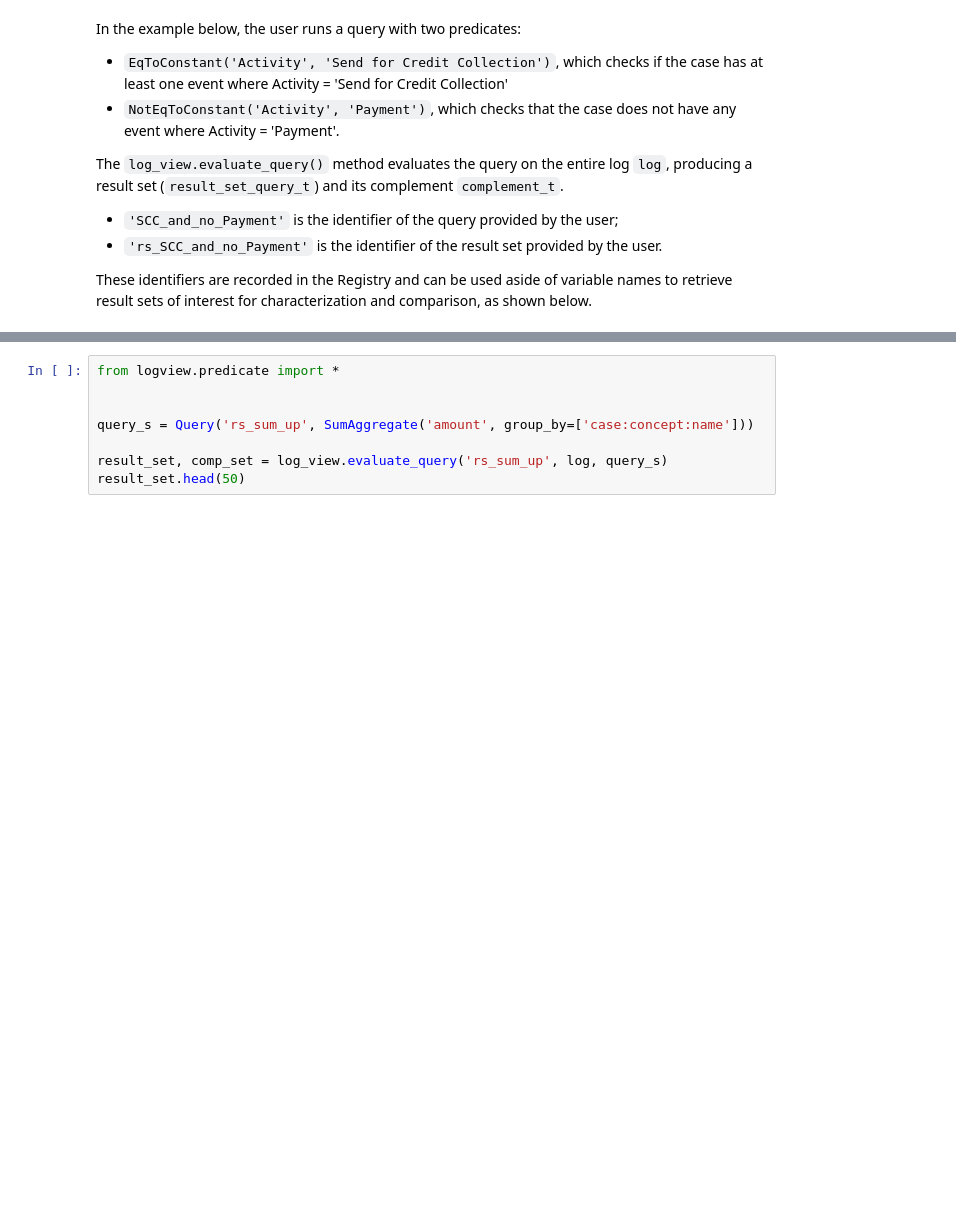
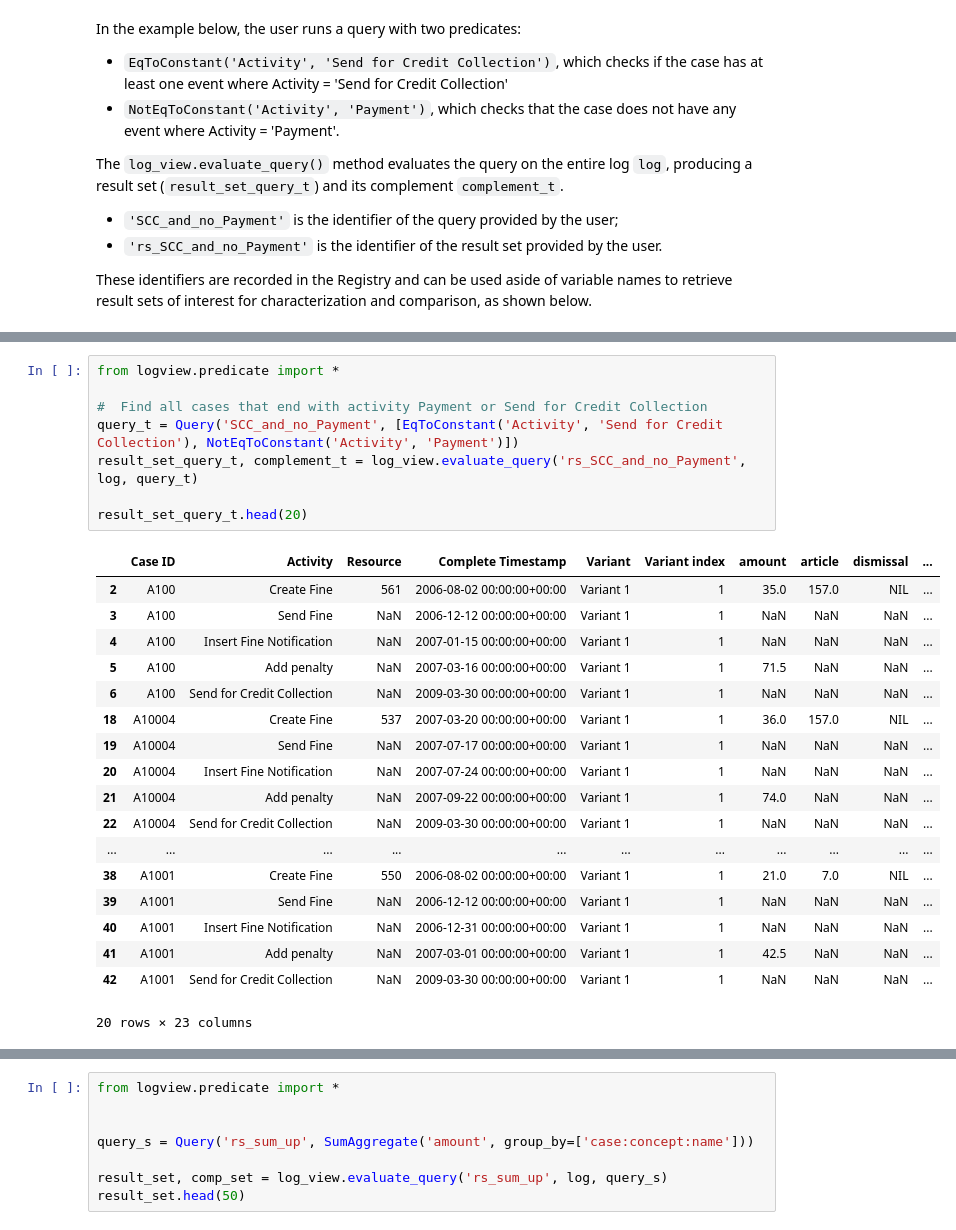
Before and after one commit to divyalekha99/Logview_extended, a Jupyter notebook: notebooks/tutorial_logview_test.ipynb, the cells around one changed output, grey strips where cells are left out. Saved outputs shown, nothing was run; the diff lists cells and outputs as text; blank space fills up the shorter version.

```diff
--- a/notebooks/tutorial_logview_test.ipynb
+++ b/notebooks/tutorial_logview_test.ipynb
@@ -104,0 +127,27 @@ These identifiers are recorded in the Registry and can be used aside of variable
+# %%
+from logview.predicate import *
+
+#  Find all cases that end with activity Payment or Send for Credit Collection
+query_t = Query('SCC_and_no_Payment', [EqToConstant('Activity', 'Send for Credit Collection'), NotEqToConstant('Activity', 'Payment')])
+result_set_query_t, complement_t = log_view.evaluate_query('rs_SCC_and_no_Payment', log, query_t)
+
+result_set_query_t.head(20)
+# %% [output]
+|  | Case ID | Activity | Resource | Complete Timestamp | Variant | Variant index | amount | article | dismissal | ... |
+| 2 | A100 | Create Fine | 561 | 2006-08-02 00:00:00+00:00 | Variant 1 | 1 | 35.0 | 157.0 | NIL | ... |
+| 3 | A100 | Send Fine | NaN | 2006-12-12 00:00:00+00:00 | Variant 1 | 1 | NaN | NaN | NaN | ... |
+| 4 | A100 | Insert Fine Notification | NaN | 2007-01-15 00:00:00+00:00 | Variant 1 | 1 | NaN | NaN | NaN | ... |
+| 5 | A100 | Add penalty | NaN | 2007-03-16 00:00:00+00:00 | Variant 1 | 1 | 71.5 | NaN | NaN | ... |
+| 6 | A100 | Send for Credit Collection | NaN | 2009-03-30 00:00:00+00:00 | Variant 1 | 1 | NaN | NaN | NaN | ... |
+| 18 | A10004 | Create Fine | 537 | 2007-03-20 00:00:00+00:00 | Variant 1 | 1 | 36.0 | 157.0 | NIL | ... |
+| 19 | A10004 | Send Fine | NaN | 2007-07-17 00:00:00+00:00 | Variant 1 | 1 | NaN | NaN | NaN | ... |
+| 20 | A10004 | Insert Fine Notification | NaN | 2007-07-24 00:00:00+00:00 | Variant 1 | 1 | NaN | NaN | NaN | ... |
+| 21 | A10004 | Add penalty | NaN | 2007-09-22 00:00:00+00:00 | Variant 1 | 1 | 74.0 | NaN | NaN | ... |
+| 22 | A10004 | Send for Credit Collection | NaN | 2009-03-30 00:00:00+00:00 | Variant 1 | 1 | NaN | NaN | NaN | ... |
+| ... | ... | ... | ... | ... | ... | ... | ... | ... | ... | ... |
+| 38 | A1001 | Create Fine | 550 | 2006-08-02 00:00:00+00:00 | Variant 1 | 1 | 21.0 | 7.0 | NIL | ... |
+| 39 | A1001 | Send Fine | NaN | 2006-12-12 00:00:00+00:00 | Variant 1 | 1 | NaN | NaN | NaN | ... |
+| 40 | A1001 | Insert Fine Notification | NaN | 2006-12-31 00:00:00+00:00 | Variant 1 | 1 | NaN | NaN | NaN | ... |
+| 41 | A1001 | Add penalty | NaN | 2007-03-01 00:00:00+00:00 | Variant 1 | 1 | 42.5 | NaN | NaN | ... |
+| 42 | A1001 | Send for Credit Collection | NaN | 2009-03-30 00:00:00+00:00 | Variant 1 | 1 | NaN | NaN | NaN | ... |
+20 rows × 23 columns
```
Also changed, not shown: parts of 2 cells of this notebook, 8 other files.
